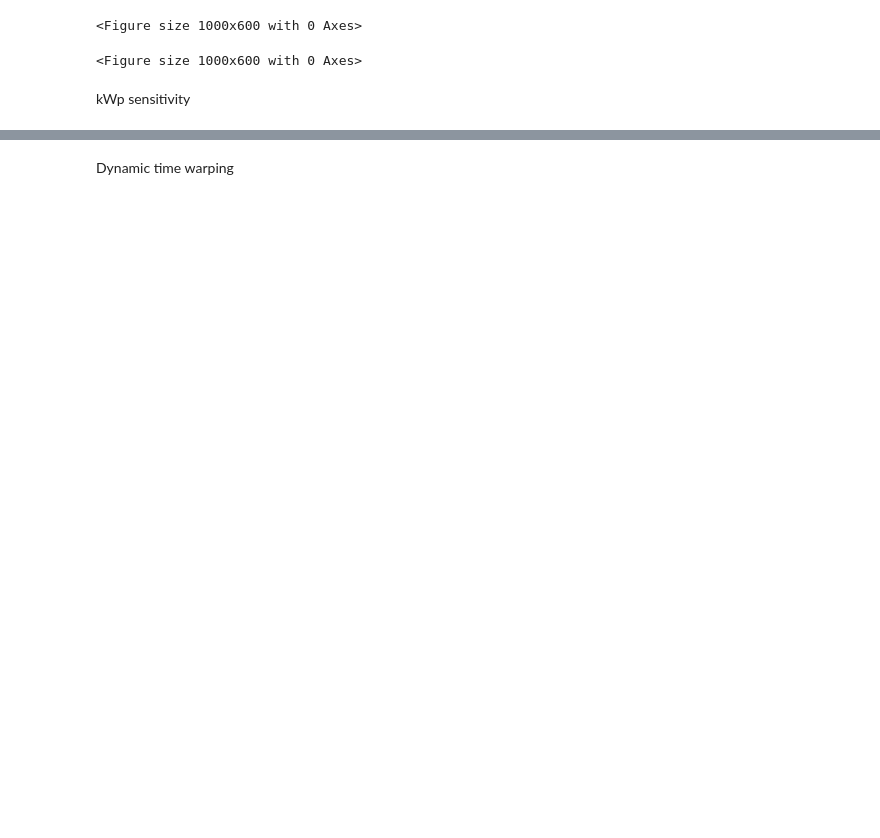
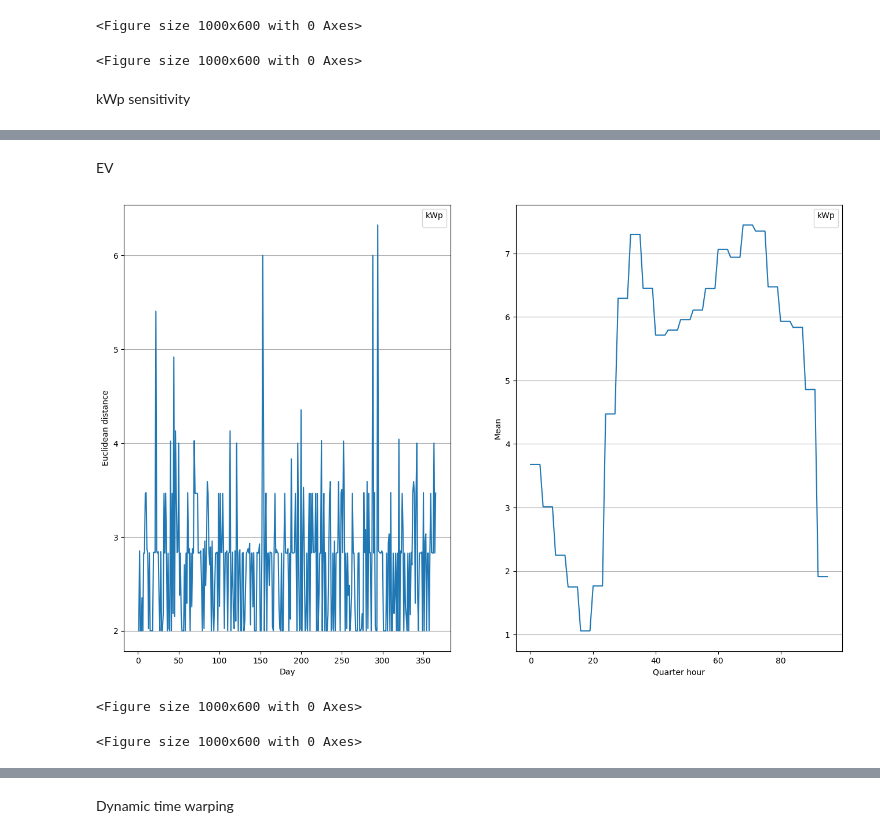
Before and after one commit to Aikofias/Thesis, a Jupyter notebook: Distance_metrics.ipynb, the cells around one changed output, grey strips where cells are left out. Cells and saved outputs as stored; diff of their text form; code cells hidden in the pictures; blank space fills up the shorter version.

```diff
--- a/Distance_metrics.ipynb
+++ b/Distance_metrics.ipynb
@@ -89,2 +89,46 @@ plt.show()
 <Figure size 1000x600 with 0 Axes>
 <Figure size 1000x600 with 0 Axes>
+# %% [markdown]
+EV
+# %%
+chargingprofile = pd.read_csv('./data/yearly_charging_profile.csv', header=None)
+# Drop the first row and column (headers)
+chargingprofile = chargingprofile.drop(index=0, columns=0).reset_index(drop=True)
+# Adjust the index to start at 1
+chargingprofile.index = range(1, len(chargingprofile) + 1)
+def min_max_normalize(df):
+    return (df - df.min()) / (df.max() - df.min())
+# Apply normalization
+chargingprofile= min_max_normalize(chargingprofile)
+
+
+net_consumption = baseload + chargingprofile
+
+column_distances = {col: euclidean(baseload[col], net_consumption[col]) for col in baseload.columns}
+column_distances = pd.Series(column_distances)
+
+row_distances = cdist(baseload, net_consumption, metric='euclidean').diagonal()
+row_distances = pd.Series(row_distances)
+
+fig, axs = plt.subplots(1, 2, figsize=(16, 10))
+plt.figure(figsize=(10, 6))
+
+axs[0].plot(column_distances)
+axs[0].set_xlabel('Day')
+axs[0].set_ylabel('Euclidean distance')
+axs[0].legend(title='kWp')
+axs[0].grid(axis='y')
+
+plt.figure(figsize=(10, 6))
+
+axs[1].plot(row_distances)
+axs[1].set_xlabel('Quarter hour')
+axs[1].set_ylabel('Mean')
+axs[1].legend(title='kWp')
+axs[1].grid(axis='y')
+
+plt.show()
+# %% [output]
+[figure, added]
+<Figure size 1000x600 with 0 Axes>
+<Figure size 1000x600 with 0 Axes>
```
Also changed, not shown: parts of 7 cells of this notebook, 5 other files.
